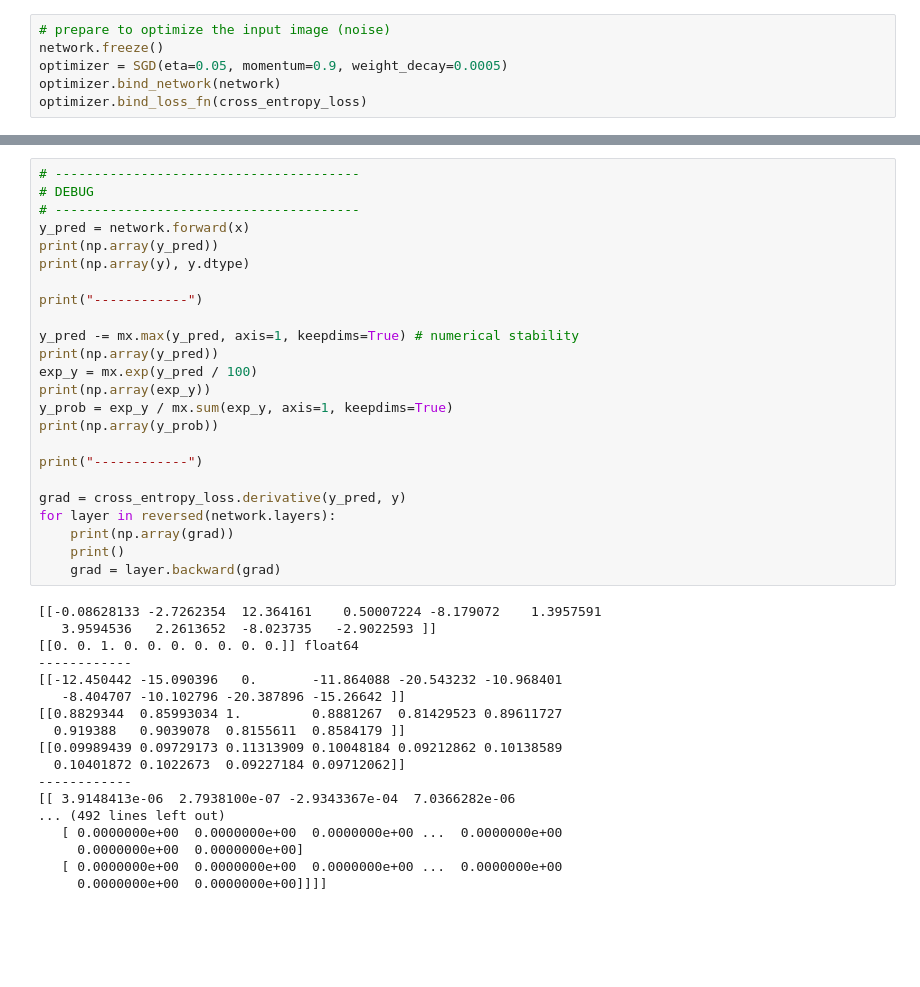
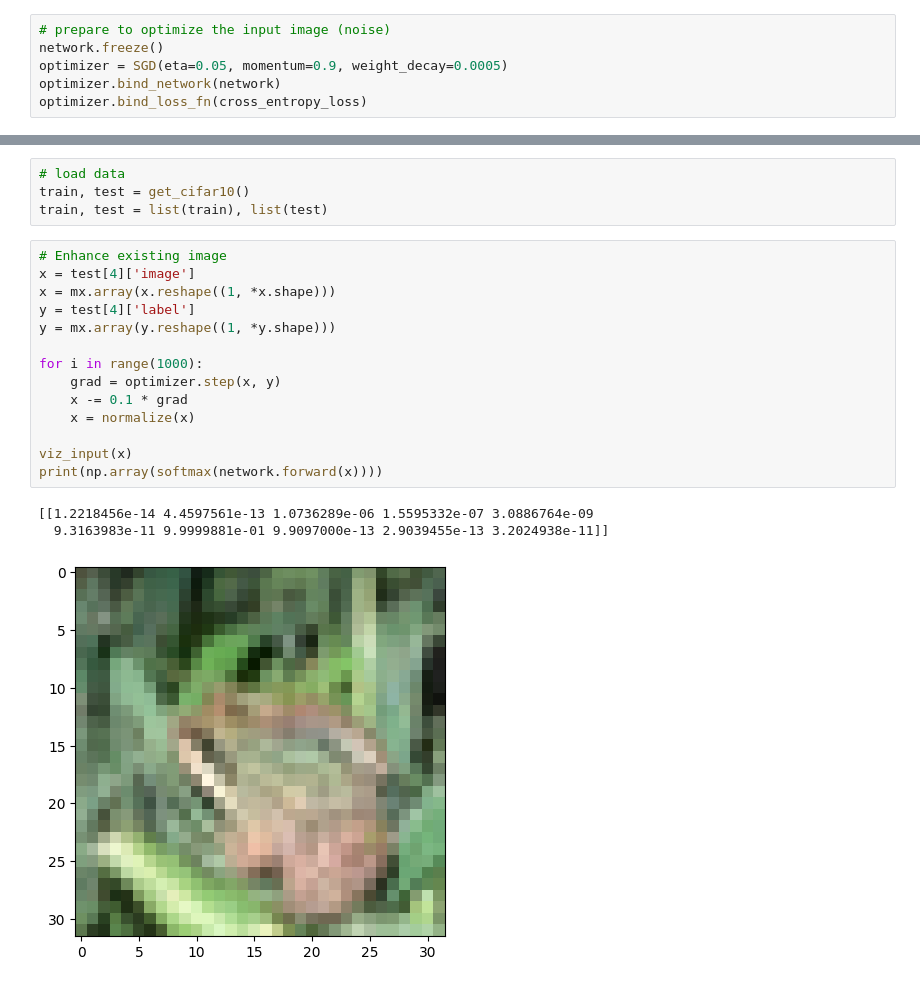
Before and after one commit to AlexPetrusca/project-a-week, a Jupyter notebook: week 9 - deeper into convnets/visualize_classes.ipynb, the cells around one changed output, grey strips where cells are left out. Saved outputs shown, nothing was run; the diff lists cells and outputs as text; blank space fills up the shorter version.

```diff
--- a/week 9 - deeper into convnets/visualize_classes.ipynb
+++ b/week 9 - deeper into convnets/visualize_classes.ipynb
@@ -109,42 +108,22 @@ array([[[[0.465657, 0.451118, 0.472558],
-# %%
-# ---------------------------------------
-# DEBUG
-# ---------------------------------------
-y_pred = network.forward(x)
-print(np.array(y_pred))
-print(np.array(y), y.dtype)
-
-print("------------")
-
-y_pred -= mx.max(y_pred, axis=1, keepdims=True) # numerical stability
-print(np.array(y_pred))
-exp_y = mx.exp(y_pred / 100)
-print(np.array(exp_y))
-y_prob = exp_y / mx.sum(exp_y, axis=1, keepdims=True)
-print(np.array(y_prob))
-
-print("------------")
-
-grad = cross_entropy_loss.derivative(y_pred, y)
-for layer in reversed(network.layers):
-    print(np.array(grad))
-    print()
-    grad = layer.backward(grad)
-# %% [output]
-[[-0.08628133 -2.7262354  12.364161    0.50007224 -8.179072    1.3957591
-   3.9594536   2.2613652  -8.023735   -2.9022593 ]]
-[[0. 0. 1. 0. 0. 0. 0. 0. 0. 0.]] float64
-------------
-[[-12.450442 -15.090396   0.       -11.864088 -20.543232 -10.968401
-   -8.404707 -10.102796 -20.387896 -15.26642 ]]
-[[0.8829344  0.85993034 1.         0.8881267  0.81429523 0.89611727
-  0.919388   0.9039078  0.8155611  0.8584179 ]]
-[[0.09989439 0.09729173 0.11313909 0.10048184 0.09212862 0.10138589
-  0.10401872 0.1022673  0.09227184 0.09712062]]
-------------
-[[ 3.9148413e-06  2.7938100e-07 -2.9343367e-04  7.0366282e-06
-... (492 lines left out)
-   [ 0.0000000e+00  0.0000000e+00  0.0000000e+00 ...  0.0000000e+00
-     0.0000000e+00  0.0000000e+00]
-   [ 0.0000000e+00  0.0000000e+00  0.0000000e+00 ...  0.0000000e+00
-     0.0000000e+00  0.0000000e+00]]]]
+# %%
+# load data
+train, test = get_cifar10()
+train, test = list(train), list(test)
+# %%
+# Enhance existing image
+x = test[4]['image']
+x = mx.array(x.reshape((1, *x.shape)))
+y = test[4]['label']
+y = mx.array(y.reshape((1, *y.shape)))
+
+for i in range(1000):
+    grad = optimizer.step(x, y)
+    x -= 0.1 * grad
+    x = normalize(x)
+
+viz_input(x)
+print(np.array(softmax(network.forward(x))))
+# %% [output]
+[[1.2218456e-14 4.4597561e-13 1.0736289e-06 1.5595332e-07 3.0886764e-09
+  9.3163983e-11 9.9999881e-01 9.9097000e-13 2.9039455e-13 3.2024938e-11]]
+[figure, added]
```
Also changed, not shown: parts of 2 cells of this notebook, 1 other file.
